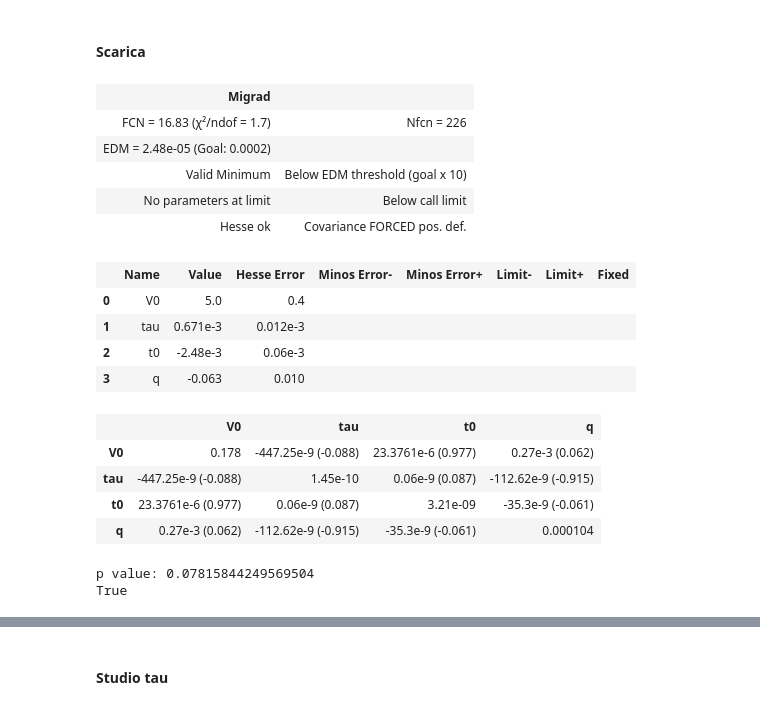
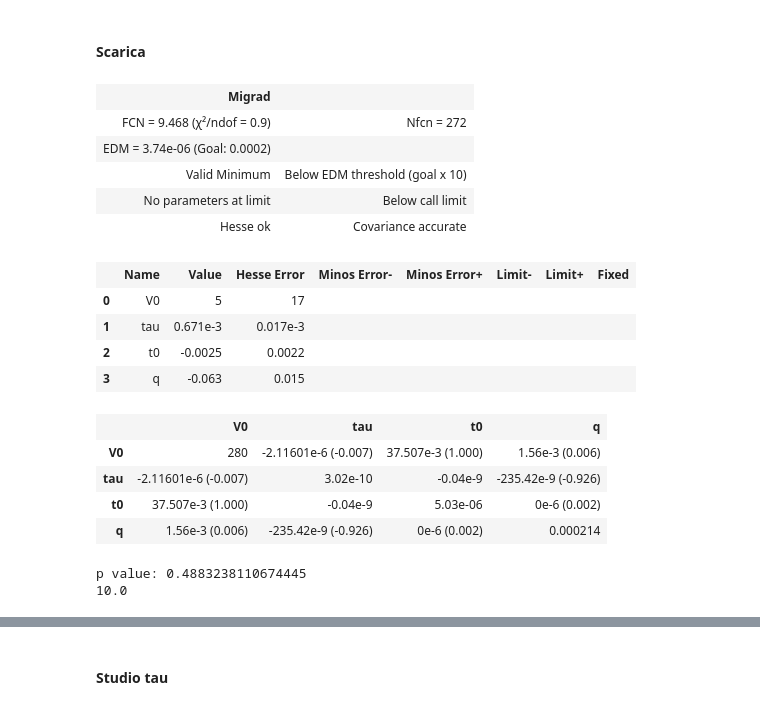
Before and after one commit to ARossiUnimib/Laboratorio-2---Gruppo-21-A.A.-2023-24, a Jupyter notebook: Notebooks/Circuiti_2/Circuiti_2.ipynb, the cells around one changed output, grey strips where cells are left out. Cells and saved outputs as stored; diff of their text form; code cells hidden in the pictures.

```diff
--- a/Notebooks/Circuiti_2/Circuiti_2.ipynb
+++ b/Notebooks/Circuiti_2/Circuiti_2.ipynb
@@ -85,0 +88,13 @@ p value: 0.9999678363000635
+# %%
+fig,ax = plt.subplots(1,1)
+ax.set_xlabel("Tempo (s)")
+ax.set_ylabel("Tensione (V)")
+
+plt.errorbar(t, V, V_err,fmt='o',label='misure')
+x = np.linspace(min(t),max(t),10000)
+y = model(x,m.values["V0"],m.values["tau"],m.values["t0"])
+plt.plot(x,y,linestyle='--',label='modello')
+
+plt.grid()
+plt.legend()
+plt.show()
@@ -135,45 +152,45 @@ V = np.array(V)
 # %%
 def model(t, V0, tau, t0, q): # t0 l'offset
     return V0 * np.exp(-(t + t0)/tau) + q
 
-V_err = 0.03 * V
+V_err = 0.04 * V
 
 minimi_quadrati = LeastSquares(t, V, V_err, model)
 
 m = Minuit(minimi_quadrati, V0 = 5, tau = 0.001, t0 = 0, q=0)
 
 m.fixed["V0"] = (5)
 m.migrad()
 m.fixed = False
 m.migrad()
 m.hesse()
 display(m)
 
 tau2 = m.values["tau"]
 tau2_err = m.errors["tau"]
 
 def func(x):
     return chi2.cdf(x,m.ndof)
 
 pvalue = func(np.inf) - func(m.fval)
 print("p value: " + str(pvalue))
-print(m.valid)
+print(m.ndof)
 # %% [output]
 | Migrad |  |
-| FCN = 16.83 (χ²/ndof = 1.7) | Nfcn = 226 |
-| EDM = 2.48e-05 (Goal: 0.0002) |  |
+| FCN = 9.468 (χ²/ndof = 0.9) | Nfcn = 272 |
+| EDM = 3.74e-06 (Goal: 0.0002) |  |
 | Valid Minimum | Below EDM threshold (goal x 10) |
 | No parameters at limit | Below call limit |
-| Hesse ok | Covariance FORCED pos. def. |
+| Hesse ok | Covariance accurate |
 |  | Name | Value | Hesse Error | Minos Error- | Minos Error+ | Limit- | Limit+ | Fixed |
-| 0 | V0 | 5.0 | 0.4 |  |  |  |  |  |
-| 1 | tau | 0.671e-3 | 0.012e-3 |  |  |  |  |  |
-| 2 | t0 | -2.48e-3 | 0.06e-3 |  |  |  |  |  |
-| 3 | q | -0.063 | 0.010 |  |  |  |  |  |
+| 0 | V0 | 5 | 17 |  |  |  |  |  |
+| 1 | tau | 0.671e-3 | 0.017e-3 |  |  |  |  |  |
+| 2 | t0 | -0.0025 | 0.0022 |  |  |  |  |  |
+| 3 | q | -0.063 | 0.015 |  |  |  |  |  |
 |  | V0 | tau | t0 | q |
-| V0 | 0.178 | -447.25e-9 (-0.088) | 23.3761e-6 (0.977) | 0.27e-3 (0.062) |
-| tau | -447.25e-9 (-0.088) | 1.45e-10 | 0.06e-9 (0.087) | -112.62e-9 (-0.915) |
-| t0 | 23.3761e-6 (0.977) | 0.06e-9 (0.087) | 3.21e-09 | -35.3e-9 (-0.061) |
-| q | 0.27e-3 (0.062) | -112.62e-9 (-0.915) | -35.3e-9 (-0.061) | 0.000104 |
+| V0 | 280 | -2.11601e-6 (-0.007) | 37.507e-3 (1.000) | 1.56e-3 (0.006) |
+| tau | -2.11601e-6 (-0.007) | 3.02e-10 | -0.04e-9 | -235.42e-9 (-0.926) |
+| t0 | 37.507e-3 (1.000) | -0.04e-9 | 5.03e-06 | 0e-6 (0.002) |
+| q | 1.56e-3 (0.006) | -235.42e-9 (-0.926) | 0e-6 (0.002) | 0.000214 |
-p value: 0.07815844249569504
-True
+p value: 0.4883238110674445
+10.0
```
Also changed, not shown: parts of 14 cells of this notebook.
